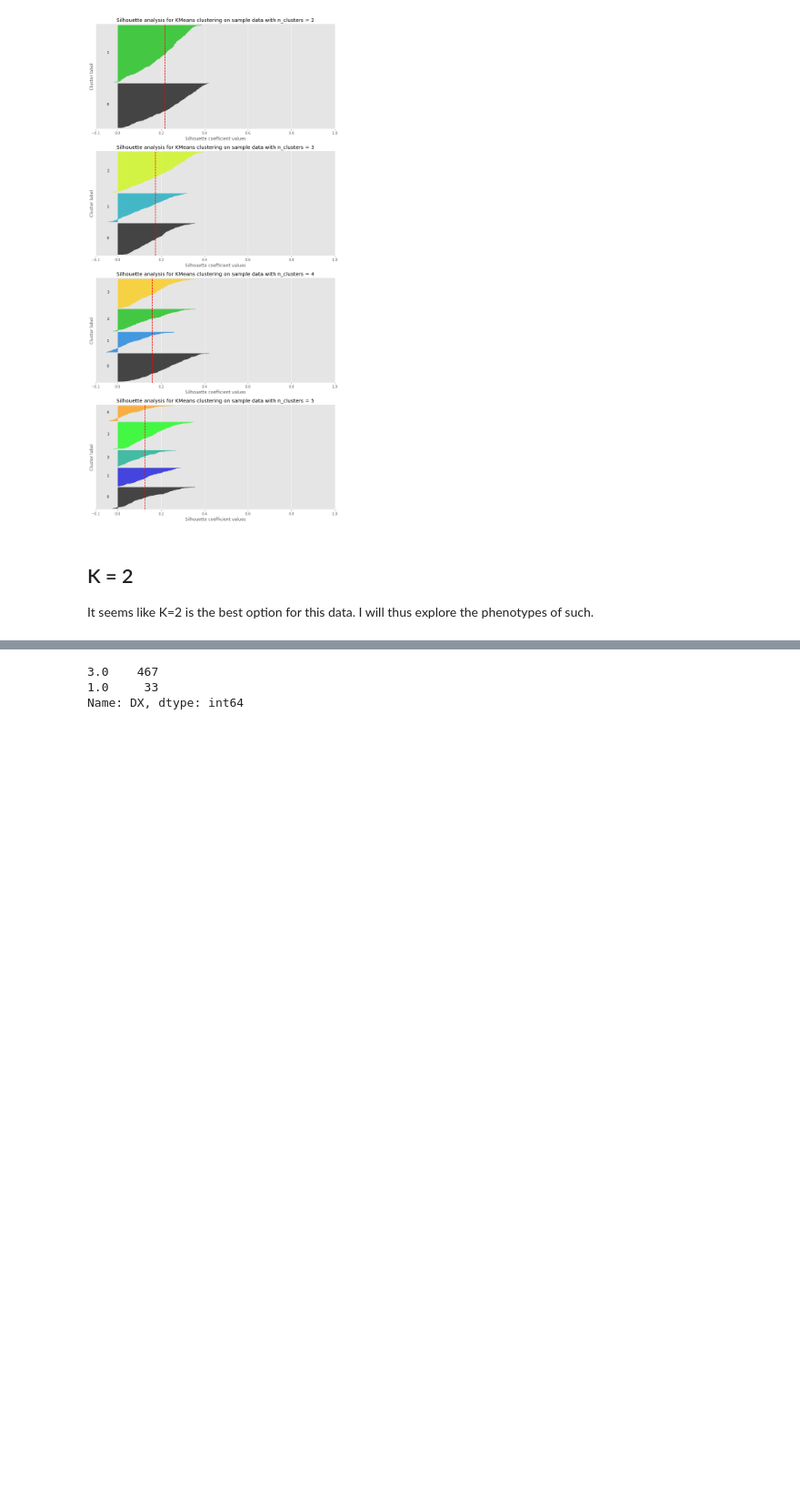
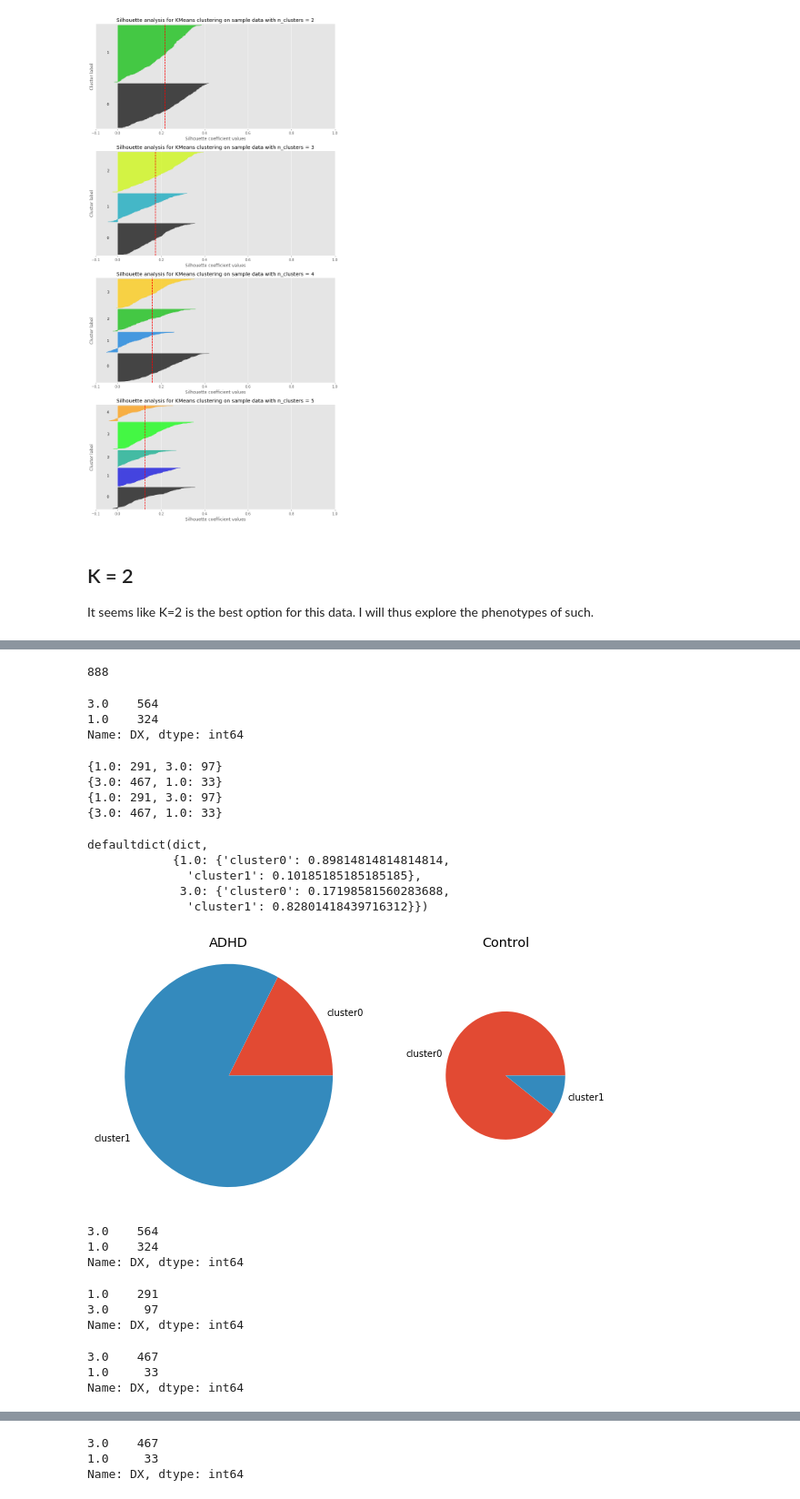
Before and after one commit to cjsmith015/Machine_Learning_and_ADHD, a Jupyter notebook: Cluster Analysis.ipynb, the cells around one changed output, grey strips where cells are left out. Shown at 91% size. Cells and saved outputs as stored; diff of their text form; code cells hidden in the pictures; blank space fills up the shorter version.

```diff
--- a/Cluster Analysis.ipynb
+++ b/Cluster Analysis.ipynb
@@ -131,6 +165,66 @@ k2_df['DXSUB'] = data.loc[X_TMCQ_nonull.index,'DXSUB']
 # %%
-cluster0 = k2_df.loc[k2_df[k2_df['cluster']==0].index,:]
+cluster0 = k2_df[k2_df['cluster']==0]
 cluster1 = k2_df.loc[k2_df[k2_df['cluster']==1].index,:]
+# %%
+class_len_dict = dict(k2_df['DX'].value_counts())
+# %%
+sum(class_len_dict.values())
+# %% [output]
+888
+# %%
+cluster_0_dict = dict(cluster0['DX'].value_counts())
+cluster_1_dict = dict(cluster1['DX'].value_counts())
+# %%
+k2_df.loc[(k2_df['cluster']==0).index,'DX'].value_counts()
+# %% [output]
+3.0    564
+1.0    324
+Name: DX, dtype: int64
+# %%
+frac_dict = defaultdict(dict)
+for dx, n in class_len_dict.items():
+    for cluster_dict, cluster in zip([cluster_0_dict, cluster_1_dict], ['cluster0', 'cluster1']):
+        frac_dict[dx][cluster] = cluster_dict[dx]/class_len_dict[dx]
+        print(cluster_dict)
+# %% [output]
+{1.0: 291, 3.0: 97}
+{3.0: 467, 1.0: 33}
+{1.0: 291, 3.0: 97}
+{3.0: 467, 1.0: 33}
+# %%
+frac_dict
+# %% [output]
+defaultdict(dict,
+            {1.0: {'cluster0': 0.89814814814814814,
+              'cluster1': 0.10185185185185185},
+             3.0: {'cluster0': 0.17198581560283688,
+              'cluster1': 0.82801418439716312}})
+# %%
+fig, axs = plt.subplots(1,2,figsize=(10,5))
+title_dict = {1.0: 'Control', 3.0: 'ADHD'}
+for ax, (dx, cluster_dict) in zip(axs, frac_dict.items()):
+    ax.pie(cluster_dict.values(), labels=cluster_dict.keys(), radius=class_len_dict[dx]/500)
+    ax.set_title(title_dict[dx])
+# %% [output]
+[figure, added]
 # %%
 def make_jitter(data, jitter=0.3):
     return np.random.uniform(-jitter, jitter, size=data.shape)
+# %%
+k2_df['DX'].value_counts()
+# %% [output]
+3.0    564
+1.0    324
+Name: DX, dtype: int64
+# %%
+cluster0['DX'].value_counts()
+# %% [output]
+1.0    291
+3.0     97
+Name: DX, dtype: int64
+# %%
+cluster1['DX'].value_counts()
+# %% [output]
+3.0    467
+1.0     33
+Name: DX, dtype: int64
```
Also changed, not shown: parts of 69 cells of this notebook, 2 other files.
